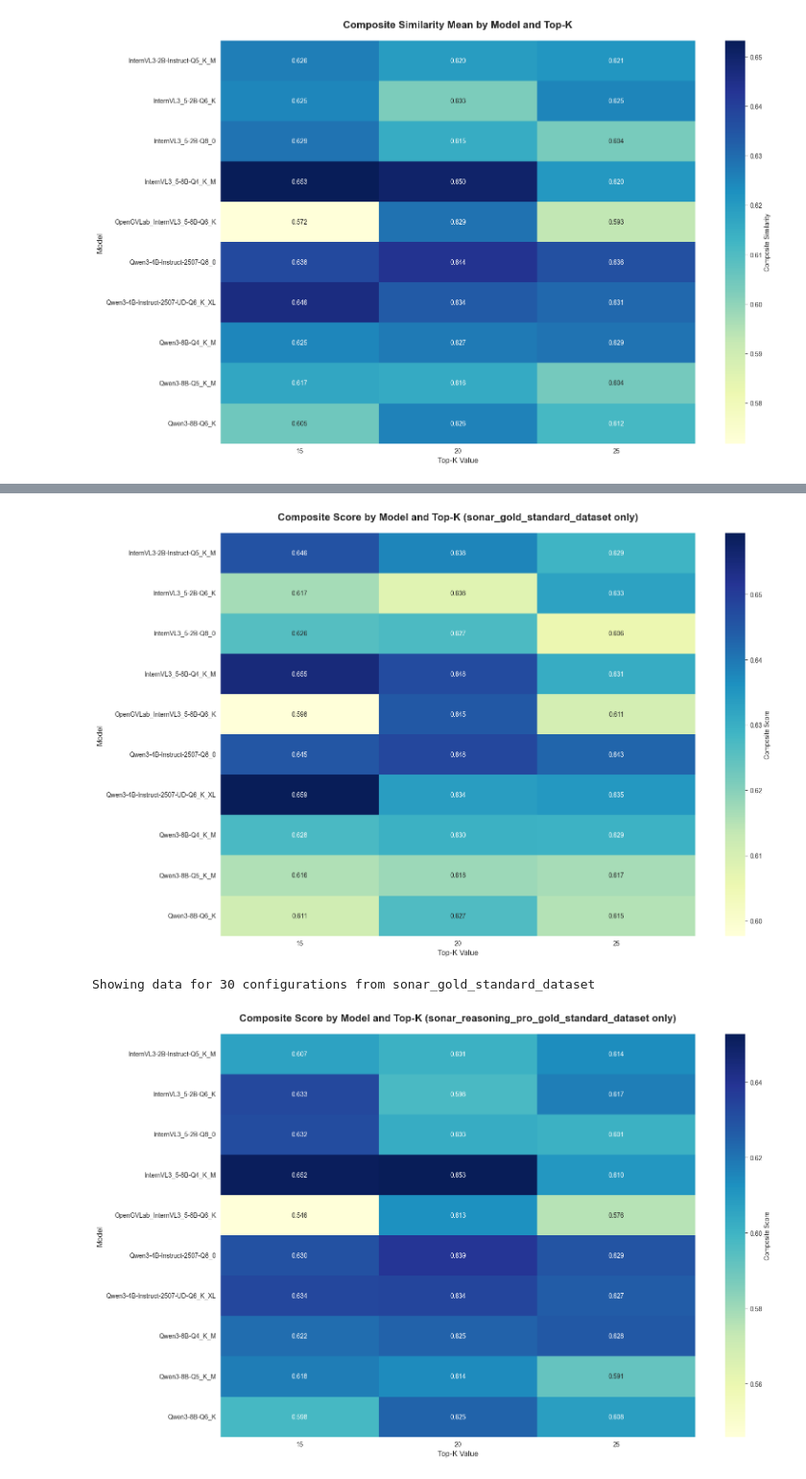
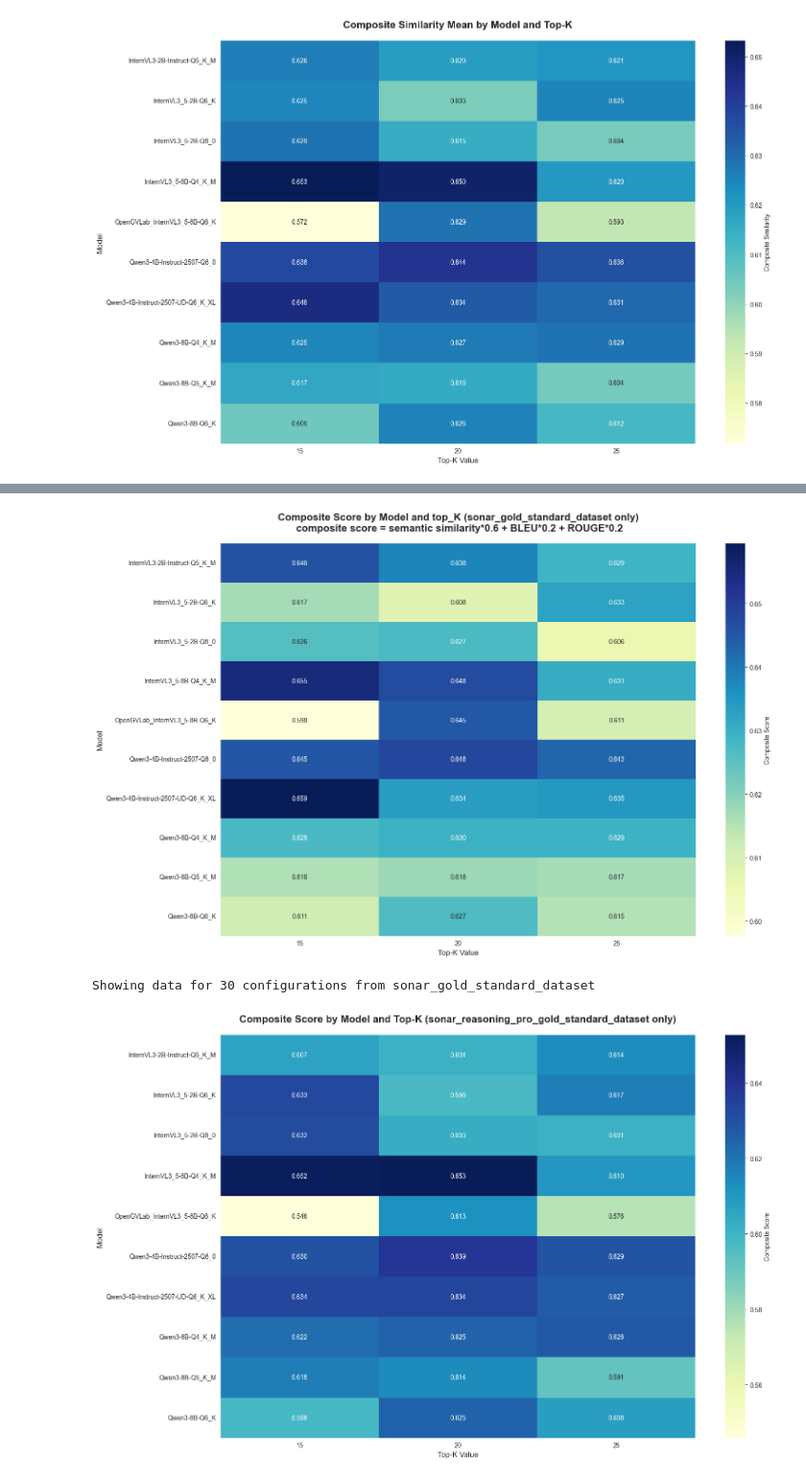
Before and after one commit to DavidWork0/01_RAG, a Jupyter notebook: data_analysis/analysis_notebook_topk_dataset.ipynb, the cells around one changed output, grey strips where cells are left out. Shown at 96% size. Cells and saved outputs as stored; diff of their text form; code cells hidden in the pictures.

Commit message:
Corrected some figures in analysis notebooks

```diff
--- a/data_analysis/analysis_notebook_topk_dataset.ipynb
+++ b/data_analysis/analysis_notebook_topk_dataset.ipynb
@@ -500,19 +506,19 @@ plt.show()
 # %%
 # Heatmap for specific dataset: sonar_gold_standard_dataset only
 df_sonar = df_latest[df_latest['gold_standard_path'].str.contains('sonar_gold_standard_dataset', case=False, na=False)]
 
 plt.figure(figsize=(16, 10))
 pivot_sem = df_sonar.pivot_table(values='composite_score', index='model', columns='top_k', aggfunc='mean')
 sns.heatmap(pivot_sem, annot=True, fmt='.3f', cmap='YlGnBu', cbar_kws={'label': 'Composite Score'})
-plt.title('Composite Score by Model and Top-K (sonar_gold_standard_dataset only)', fontsize=16, fontweight='bold', pad=20)
+plt.title('Composite Score by Model and top_K (sonar_gold_standard_dataset only)\n composite score = semantic similarity*0.6 + BLEU*0.2 + ROUGE*0.2', fontsize=16, fontweight='bold', pad=20)
 plt.xlabel('Top-K Value', fontsize=12)
 plt.ylabel('Model', fontsize=12)
 plt.tight_layout()
 plt.show()
 
 print(f"\nShowing data for {len(df_sonar)} configurations from sonar_gold_standard_dataset")
 # %% [output]
-[figure, old version]
+[figure, new version]
 Showing data for 30 configurations from sonar_gold_standard_dataset
 # %%
 # Heatmap for specific dataset: sonar_reasoning_pro_gold_standard_dataset only
```
Also changed, not shown: parts of 1 cell of this notebook, 2 other files.
